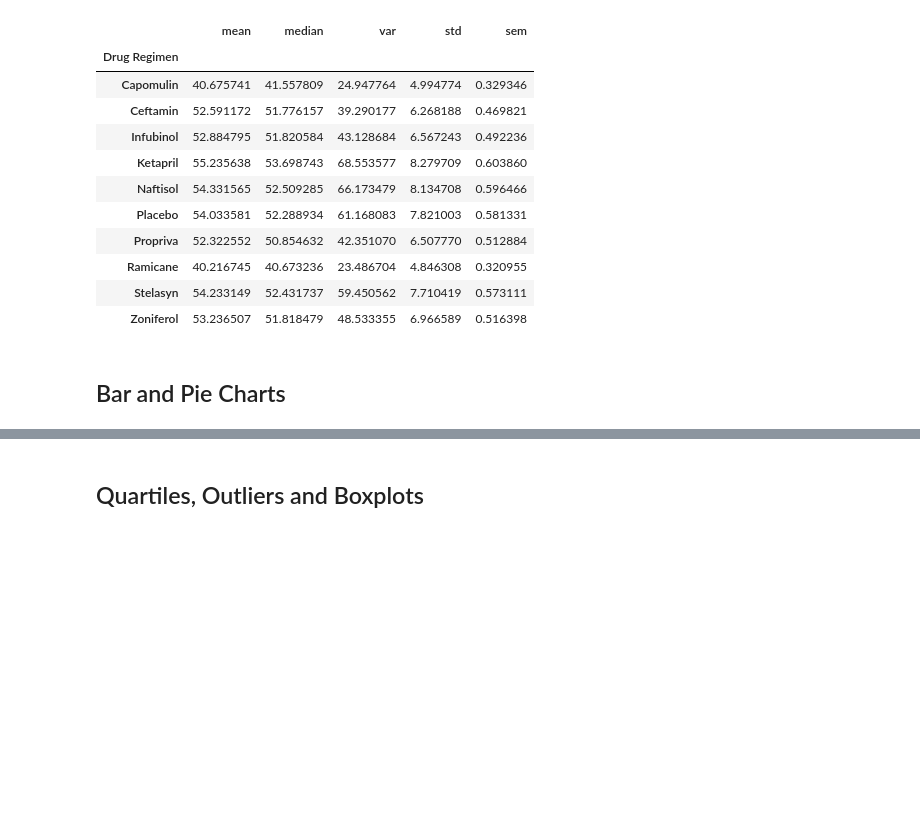
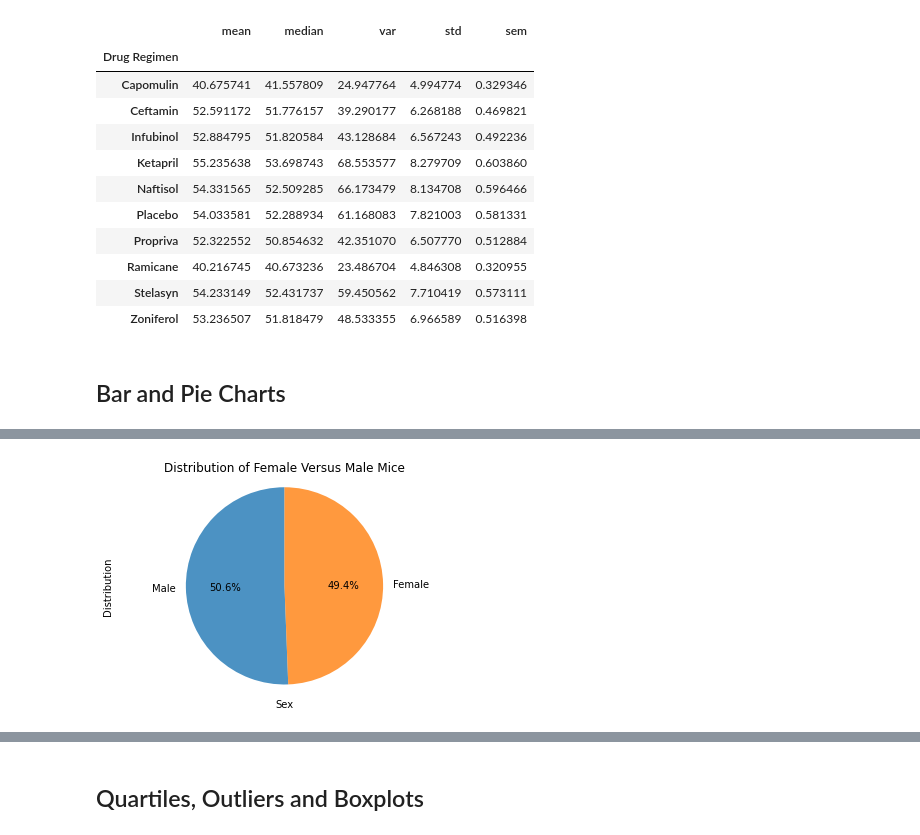
Before and after one commit to SybileC/matplotlib-challenge, a Jupyter notebook: 02-Homework_05-Matplotlib_Instructions_Pymaceuticals_pymaceuticals_starter.ipynb, the cells around one changed output, grey strips where cells are left out. Drawn from its saved outputs; the diff is of its cells as text; code cells hidden in the pictures; blank space fills up the shorter version.

```diff
--- a/02-Homework_05-Matplotlib_Instructions_Pymaceuticals_pymaceuticals_starter.ipynb
+++ b/02-Homework_05-Matplotlib_Instructions_Pymaceuticals_pymaceuticals_starter.ipynb
@@ -169,2 +177,12 @@ plt.show()
 # %%
 # Generate a pie plot showing the distribution of female versus male mice using pandas
+gender_count = duplicate_mice["Sex"].value_counts()
+gender_count.plot(kind='pie', title="Distribution of Female Versus Male Mice", autopct='%1.1f%%',
+                  startangle=90, wedgeprops={'alpha': 0.8})
+plt.ylabel("Distribution")
+plt.xlabel("Sex")
+plt.axis('equal')
+
+plt.show()
+# %% [output]
+[figure, added]
```
Also changed, not shown: parts of 5 cells of this notebook.
